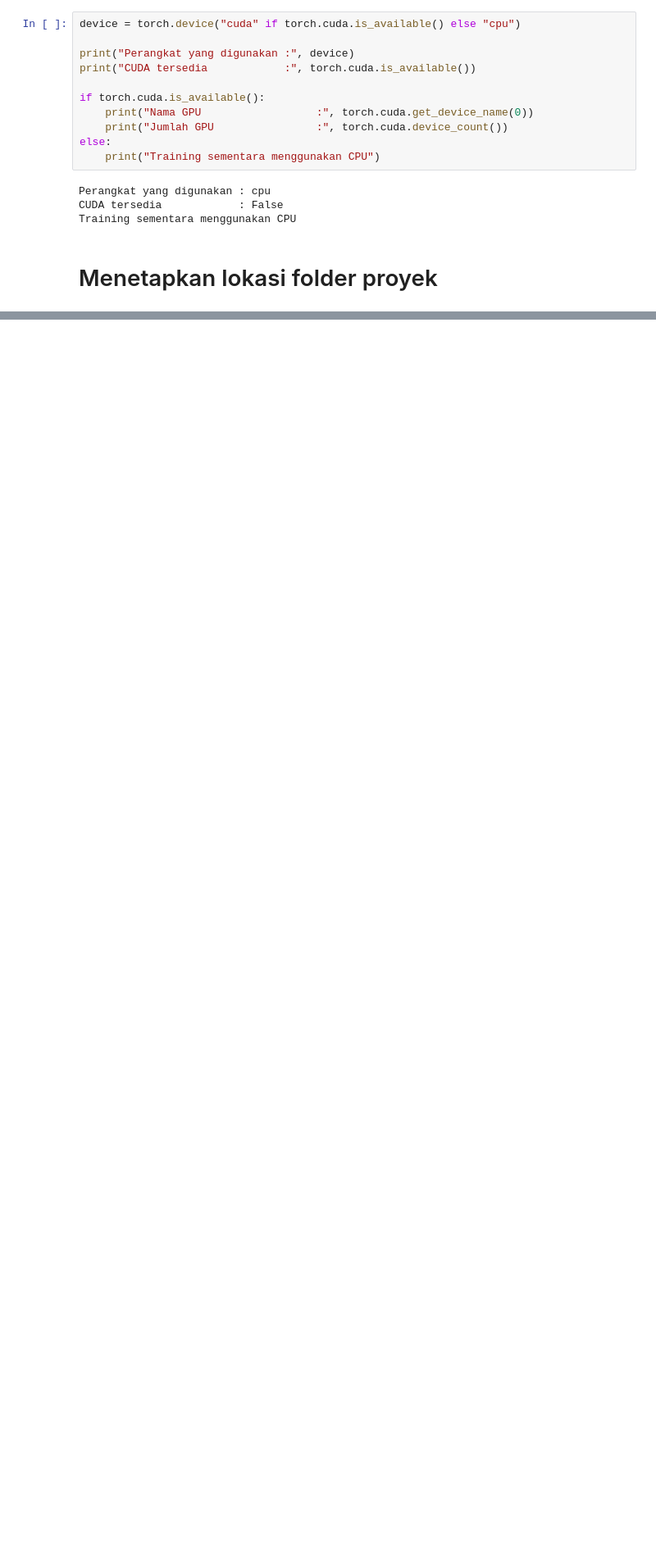
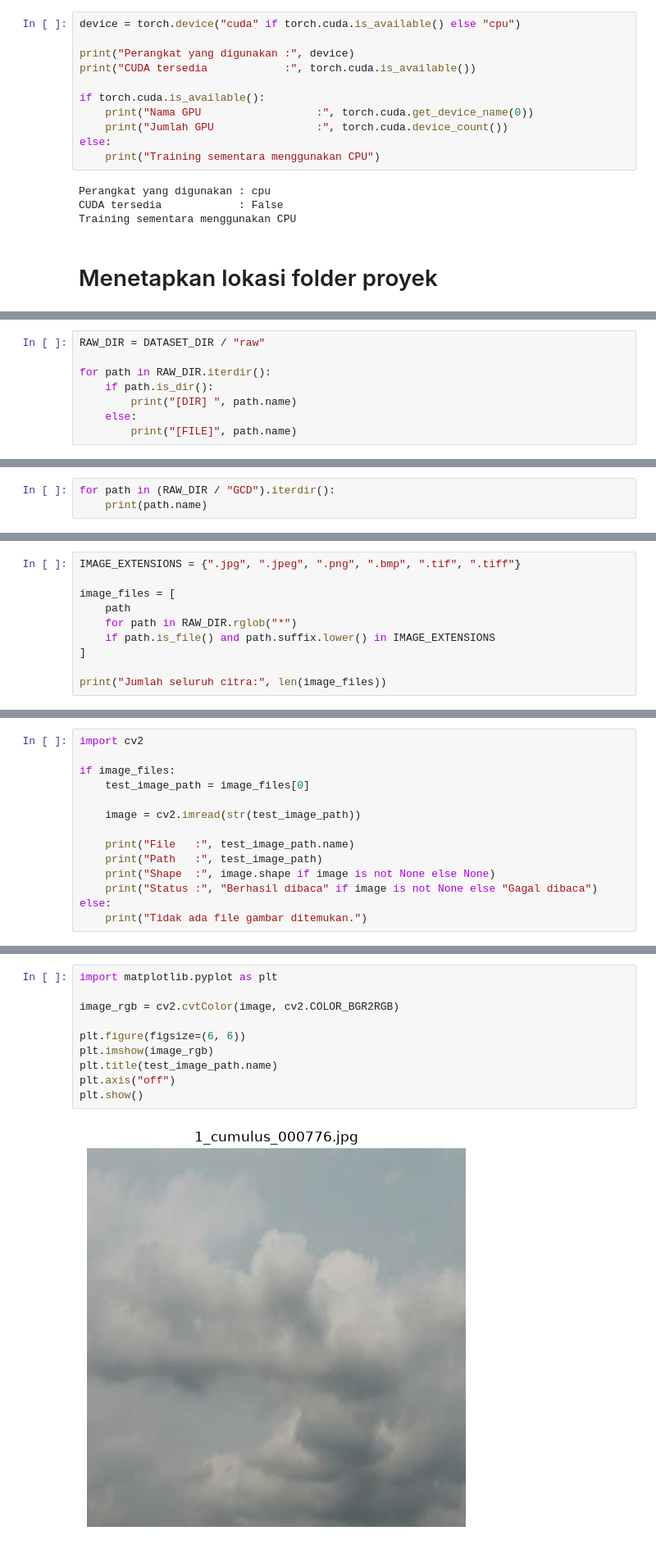
Before and after one commit to julian34/cloud-classification, a Jupyter notebook: notebooks/01_persiapan_dataset.ipynb, the cells around one changed output, grey strips where cells are left out. Shown at 82% size. Cells and saved outputs as stored; diff of their text form; blank space fills up the shorter version.

```diff
--- a/notebooks/01_persiapan_dataset.ipynb
+++ b/notebooks/01_persiapan_dataset.ipynb
@@ -215,0 +159,8 @@ Mode      : RGB
+# %%
+RAW_DIR = DATASET_DIR / "raw"
+
+for path in RAW_DIR.iterdir():
+    if path.is_dir():
+        print("[DIR] ", path.name)
+    else:
+        print("[FILE]", path.name)
@@ -215,0 +170,3 @@ Mode      : RGB
+# %%
+for path in (RAW_DIR / "GCD").iterdir():
+    print(path.name)
@@ -215,0 +175,10 @@ Mode      : RGB
+# %%
+IMAGE_EXTENSIONS = {".jpg", ".jpeg", ".png", ".bmp", ".tif", ".tiff"}
+
+image_files = [
+    path
+    for path in RAW_DIR.rglob("*")
+    if path.is_file() and path.suffix.lower() in IMAGE_EXTENSIONS
+]
+
+print("Jumlah seluruh citra:", len(image_files))
@@ -215,0 +237,14 @@ Mode      : RGB
+# %%
+import cv2
+
+if image_files:
+    test_image_path = image_files[0]
+
+    image = cv2.imread(str(test_image_path))
+
+    print("File   :", test_image_path.name)
+    print("Path   :", test_image_path)
+    print("Shape  :", image.shape if image is not None else None)
+    print("Status :", "Berhasil dibaca" if image is not None else "Gagal dibaca")
+else:
+    print("Tidak ada file gambar ditemukan.")
@@ -215,0 +256,12 @@ Mode      : RGB
+# %%
+import matplotlib.pyplot as plt
+
+image_rgb = cv2.cvtColor(image, cv2.COLOR_BGR2RGB)
+
+plt.figure(figsize=(6, 6))
+plt.imshow(image_rgb)
+plt.title(test_image_path.name)
+plt.axis("off")
+plt.show()
+# %% [output]
+[figure, added]
```
Also changed, not shown: parts of 20 cells of this notebook, 3 other files.
